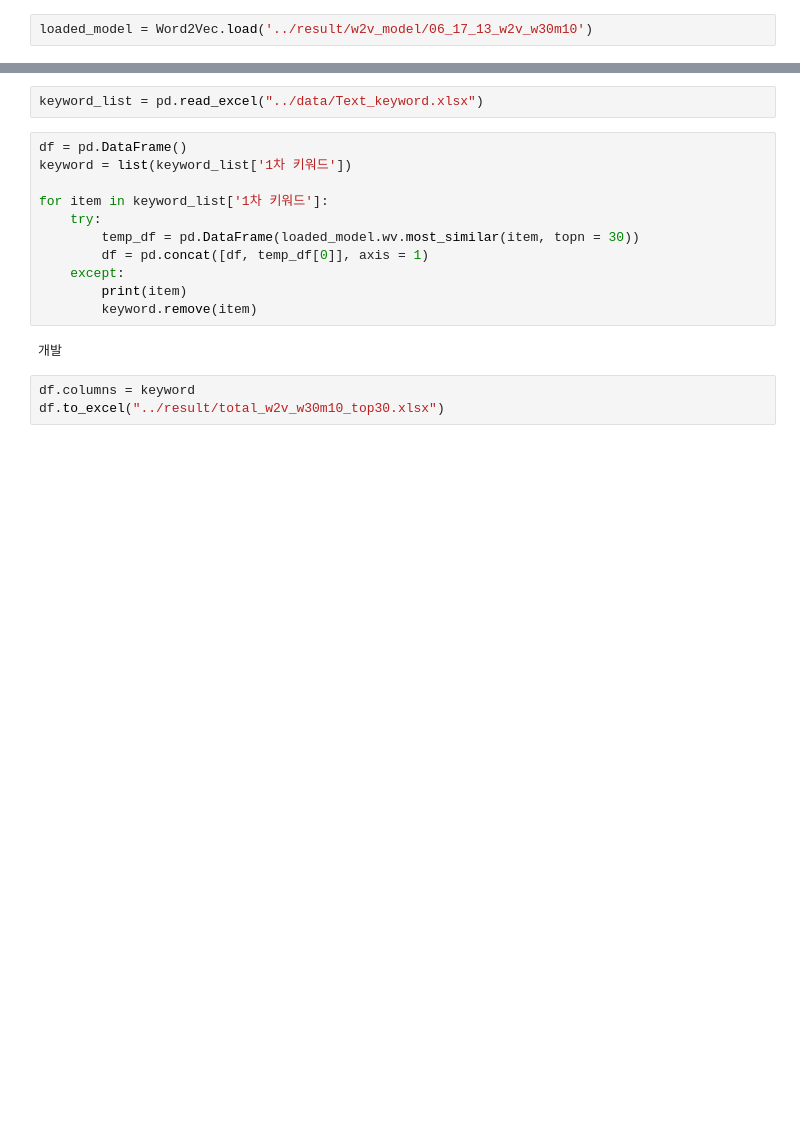
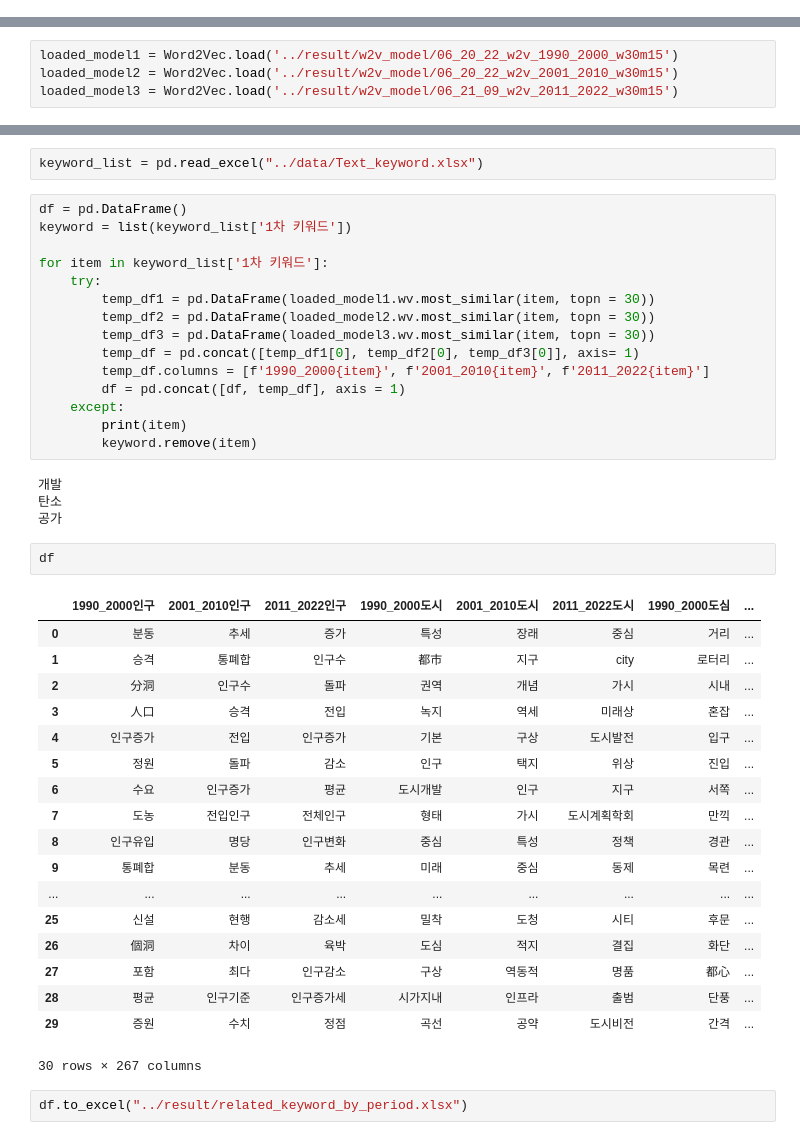
Before and after one commit to mglee815/UrbanTransformation, a Jupyter notebook: code/get_similar_keyword_by_w2v.ipynb, the cells around one changed output, grey strips where cells are left out. Drawn from its saved outputs; the diff is of its cells as text; blank space fills up the shorter version.

```diff
--- a/code/get_similar_keyword_by_w2v.ipynb
+++ b/code/get_similar_keyword_by_w2v.ipynb
@@ -2,5 +2,3 @@
 import pandas as pd
 from gensim.models import Word2Vec
 from gensim.models import KeyedVectors
-# %%
-loaded_model = Word2Vec.load('../result/w2v_model/06_17_13_w2v_w30m10')
@@ -19,0 +5,4 @@ loaded_model.wv.most_similar("노후")
+# %%
+loaded_model1 = Word2Vec.load('../result/w2v_model/06_20_22_w2v_1990_2000_w30m15')
+loaded_model2 = Word2Vec.load('../result/w2v_model/06_20_22_w2v_2001_2010_w30m15')
+loaded_model3 = Word2Vec.load('../result/w2v_model/06_21_09_w2v_2011_2022_w30m15')
@@ -25,13 +53,39 @@ keyword = list(keyword_list['1차 키워드'])
 
 for item in keyword_list['1차 키워드']:
     try:
-        temp_df = pd.DataFrame(loaded_model.wv.most_similar(item, topn = 30))
-        df = pd.concat([df, temp_df[0]], axis = 1)
+        temp_df1 = pd.DataFrame(loaded_model1.wv.most_similar(item, topn = 30))
+        temp_df2 = pd.DataFrame(loaded_model2.wv.most_similar(item, topn = 30))
+        temp_df3 = pd.DataFrame(loaded_model3.wv.most_similar(item, topn = 30))
+        temp_df = pd.concat([temp_df1[0], temp_df2[0], temp_df3[0]], axis= 1)
+        temp_df.columns = [f'1990_2000{item}', f'2001_2010{item}', f'2011_2022{item}']
+        df = pd.concat([df, temp_df], axis = 1)
     except:
         print(item)
         keyword.remove(item)
 # %% [output]
 개발
+탄소
+공가
+# %%
+df
+# %% [output]
+|  | 1990_2000인구 | 2001_2010인구 | 2011_2022인구 | 1990_2000도시 | 2001_2010도시 | 2011_2022도시 | 1990_2000도심 | ... |
+| 0 | 분동 | 추세 | 증가 | 특성 | 장래 | 중심 | 거리 | ... |
+| 1 | 승격 | 통폐합 | 인구수 | 都市 | 지구 | city | 로터리 | ... |
+| 2 | 分洞 | 인구수 | 돌파 | 권역 | 개념 | 가시 | 시내 | ... |
+| 3 | 人口 | 승격 | 전입 | 녹지 | 역세 | 미래상 | 혼잡 | ... |
+| 4 | 인구증가 | 전입 | 인구증가 | 기본 | 구상 | 도시발전 | 입구 | ... |
+| 5 | 정원 | 돌파 | 감소 | 인구 | 택지 | 위상 | 진입 | ... |
+| 6 | 수요 | 인구증가 | 평균 | 도시개발 | 인구 | 지구 | 서쪽 | ... |
+| 7 | 도농 | 전입인구 | 전체인구 | 형태 | 가시 | 도시계획학회 | 만끽 | ... |
+| 8 | 인구유입 | 명당 | 인구변화 | 중심 | 특성 | 정책 | 경관 | ... |
+| 9 | 통폐합 | 분동 | 추세 | 미래 | 중심 | 동제 | 목련 | ... |
+| ... | ... | ... | ... | ... | ... | ... | ... | ... |
+| 25 | 신설 | 현행 | 감소세 | 밀착 | 도청 | 시티 | 후문 | ... |
+| 26 | 個洞 | 차이 | 육박 | 도심 | 적지 | 결집 | 화단 | ... |
+| 27 | 포함 | 최다 | 인구감소 | 구상 | 역동적 | 명품 | 都心 | ... |
+| 28 | 평균 | 인구기준 | 인구증가세 | 시가지내 | 인프라 | 출범 | 단풍 | ... |
+| 29 | 증원 | 수치 | 정점 | 곡선 | 공약 | 도시비전 | 간격 | ... |
+30 rows × 267 columns
 # %%
-df.columns = keyword
-df.to_excel("../result/total_w2v_w30m10_top30.xlsx")
+df.to_excel("../result/related_keyword_by_period.xlsx")
```
Also changed, not shown: parts of 4 cells of this notebook, 5 other files.
